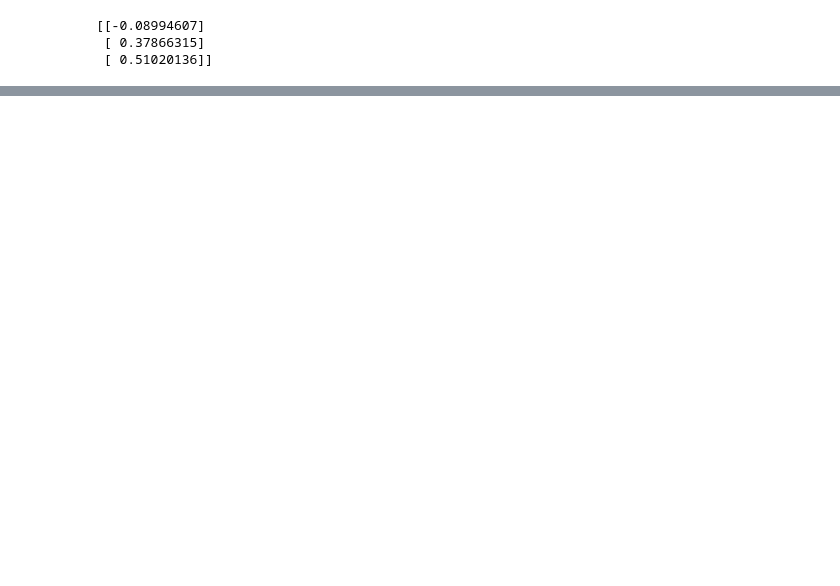
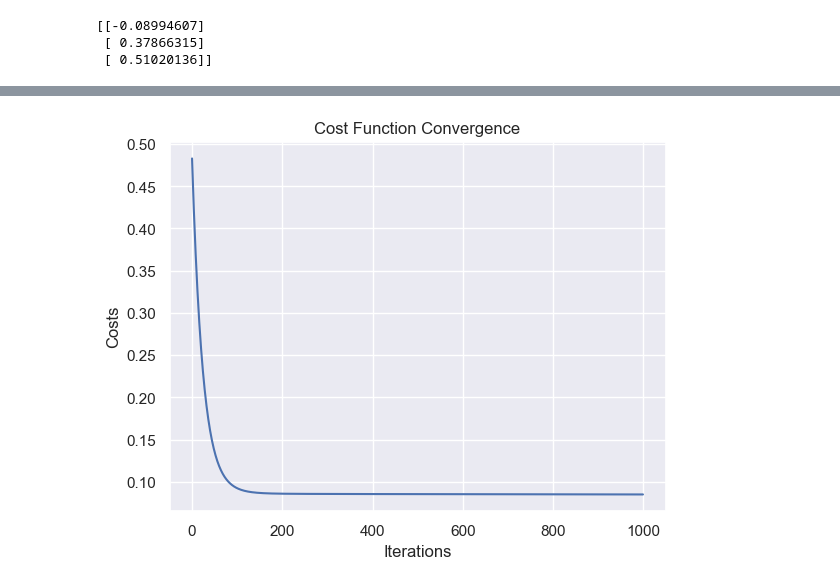
Before and after one commit to Aryanaut/DTP3_CropYield, a Jupyter notebook: src/main.ipynb, the cells around one changed output, grey strips where cells are left out. Drawn from its saved outputs; the diff is of its cells as text; code cells hidden in the pictures; blank space fills up the shorter version.

```diff
--- a/src/main.ipynb
+++ b/src/main.ipynb
@@ -229,0 +351,8 @@ plot_with_two_varied_variables(model, 2)
+# %%
+plt.plot(range(model.iterations), model.costs)
+plt.xlabel("Iterations")
+plt.ylabel("Costs")
+plt.title('Cost Function Convergence')
+plt.show()
+# %% [output]
+[figure, added]
```
Also changed, not shown: parts of 9 cells of this notebook, 2 other files.
